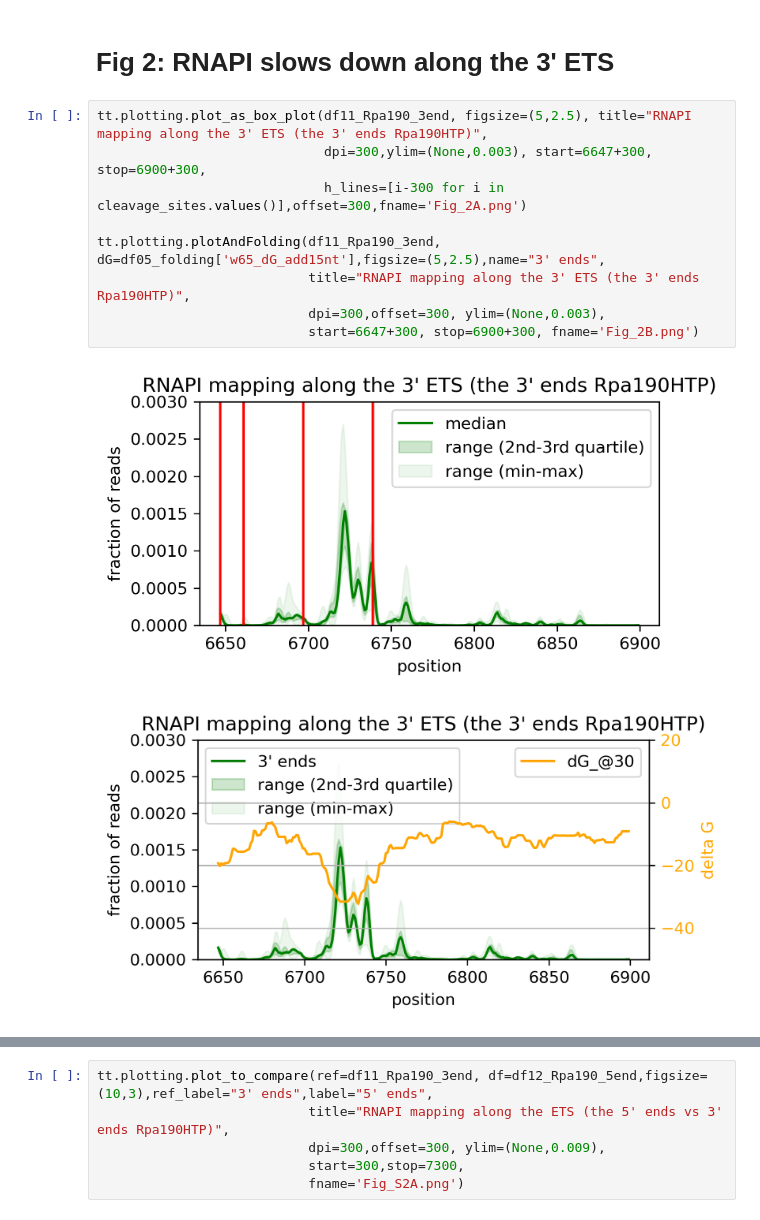
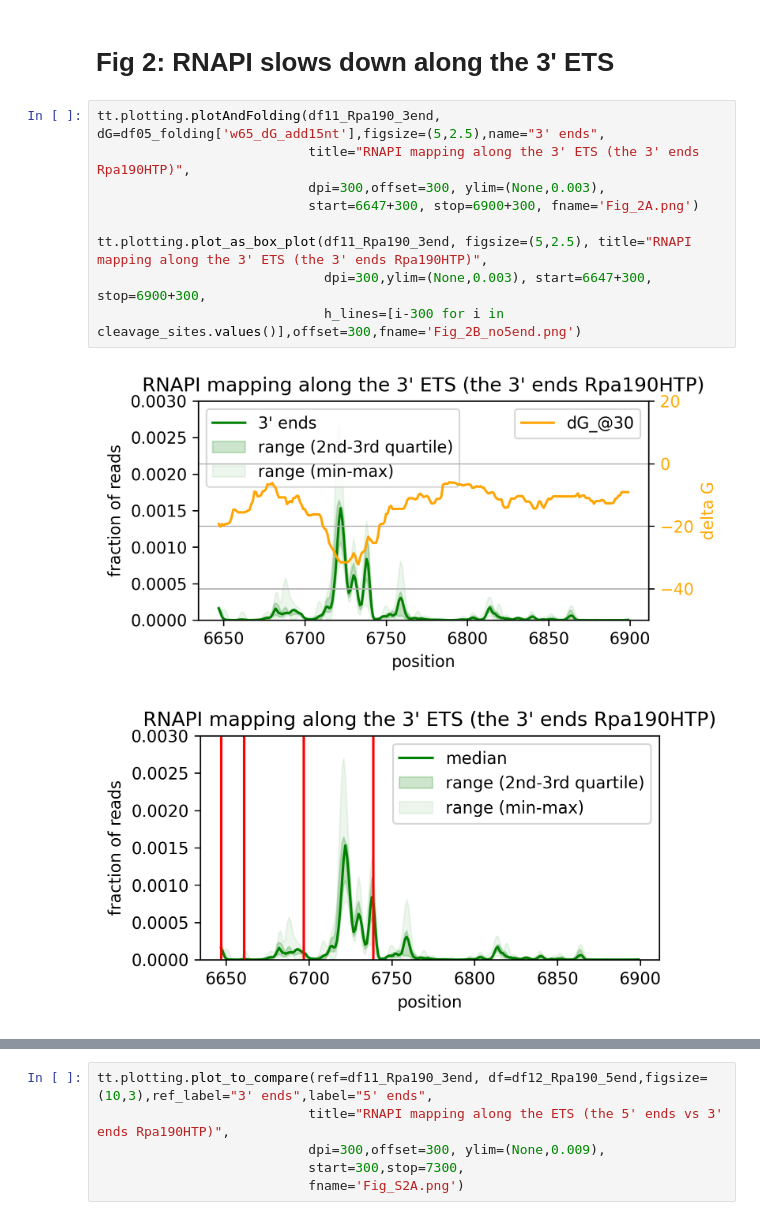
Before and after one commit to tturowski/Pol1_termination_MS, a Jupyter notebook: 05_notebooks/Fig_1_S1_2_S2_wt.ipynb, the cells around one changed output, grey strips where cells are left out. Drawn from its saved outputs; the diff is of its cells as text.

```diff
--- a/05_notebooks/Fig_1_S1_2_S2_wt.ipynb
+++ b/05_notebooks/Fig_1_S1_2_S2_wt.ipynb
@@ -142,17 +142,17 @@ Experiments:
 # %% [markdown]
 # Fig 2: RNAPI slows down along the 3' ETS
 # %%
-tt.plotting.plot_as_box_plot(df11_Rpa190_3end, figsize=(5,2.5), title="RNAPI mapping along the 3' ETS (the 3' ends Rpa190HTP)",
-                             dpi=300,ylim=(None,0.003), start=6647+300, stop=6900+300,
-                             h_lines=[i-300 for i in cleavage_sites.values()],offset=300,fname='Fig_2A.png')
-
 tt.plotting.plotAndFolding(df11_Rpa190_3end, dG=df05_folding['w65_dG_add15nt'],figsize=(5,2.5),name="3' ends",
                            title="RNAPI mapping along the 3' ETS (the 3' ends Rpa190HTP)",
                            dpi=300,offset=300, ylim=(None,0.003),
-                           start=6647+300, stop=6900+300, fname='Fig_2B.png')
+                           start=6647+300, stop=6900+300, fname='Fig_2A.png')
+
+tt.plotting.plot_as_box_plot(df11_Rpa190_3end, figsize=(5,2.5), title="RNAPI mapping along the 3' ETS (the 3' ends Rpa190HTP)",
+                             dpi=300,ylim=(None,0.003), start=6647+300, stop=6900+300,
+                             h_lines=[i-300 for i in cleavage_sites.values()],offset=300,fname='Fig_2B_no5end.png')
 # %% [output]
-[figure, old version]
+[figure, new version]
-[figure, old version]
+[figure, new version]
 # %%
 df12_Rpa190_5end = tt.profiles.preprocess(df02_RDN37_5end,
                                      let_in=['Rpa190HTP'],
```
Also changed, not shown: parts of 4 cells of this notebook, 26 other files.
